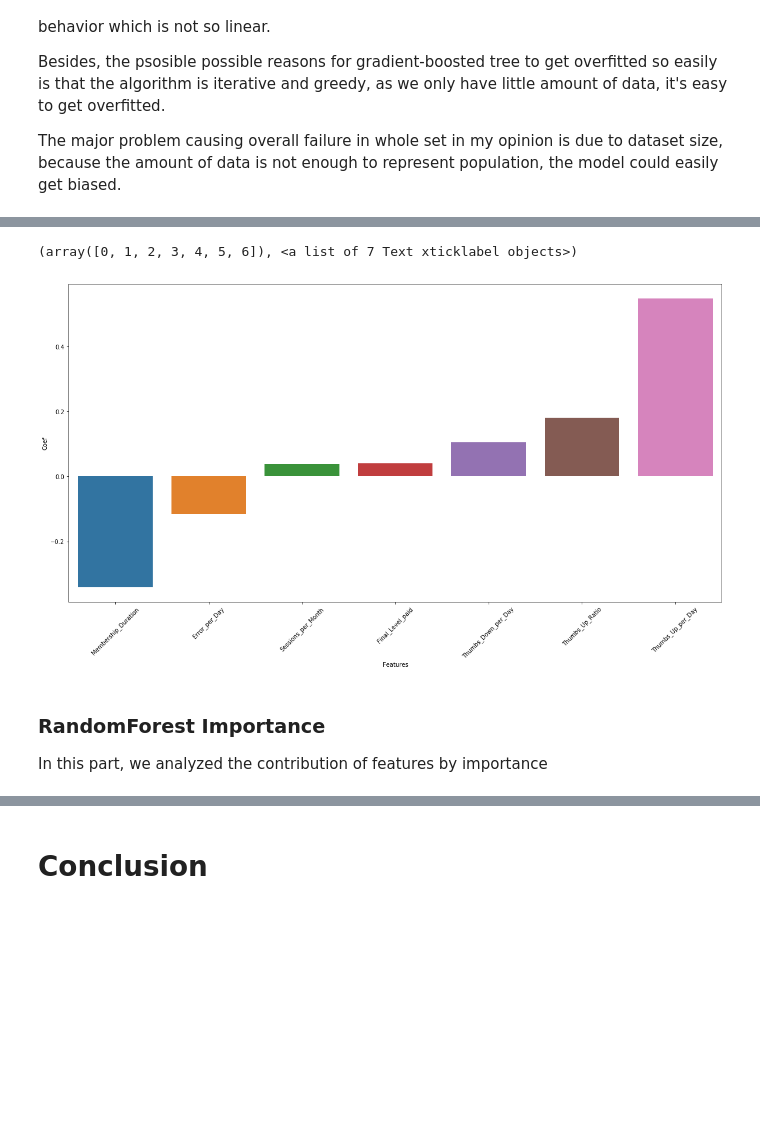
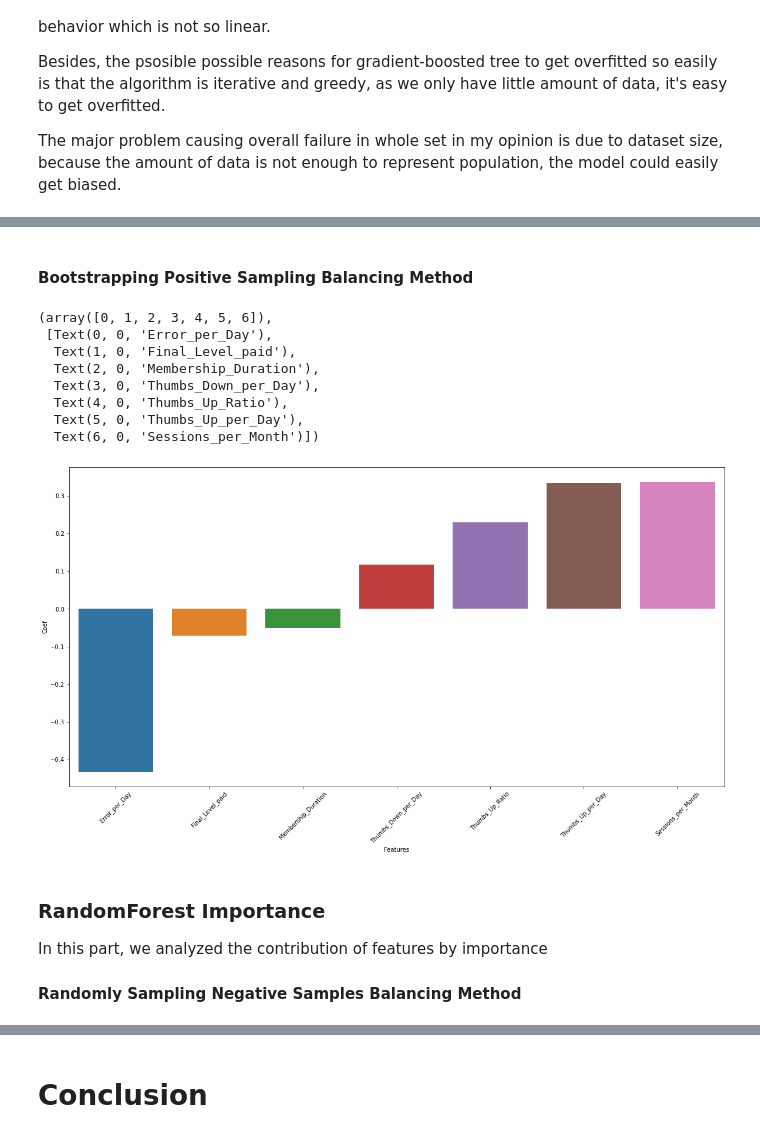
Before and after one commit to BurgerWu/Sparkify-Project, a Jupyter notebook: Sparkify.ipynb, the cells around one changed output, grey strips where cells are left out. Cells and saved outputs as stored; diff of their text form; code cells hidden in the pictures; blank space fills up the shorter version.

Commit message:
Update notebook content
 - Add bootstrapping positive sample balancing method
- Update conclusion

```diff
--- a/Sparkify.ipynb
+++ b/Sparkify.ipynb
@@ -876,6 +886,6 @@ User_Feature_Dataframe.write.mode('overwrite').parquet('User_Feature_Dataframe_M
 # %%
 #Reload dataframe
-User_Feature_Dataframe = spark.read.parquet('User_Feature_Dataframe_Medium2.parquet')
+User_Feature_Dataframe = spark.read.parquet('User_Feature_Dataframe_Medium.parquet')
 # %% [markdown]
 # Modeling
 Split the full dataset into train, test, and validation sets. Test out several of the machine learning methods you learned. Evaluate the accuracy of the various models, tuning parameters as necessary. Determine your winning model based on test accuracy and report results on the validation set. Since the churned users are a fairly small subset, I suggest using F1 score as the metric to optimize.
@@ -916,3 +926,3 @@ ml_data.write.mode('overwrite').parquet('ml_data_medium2.parquet')
 # %%
 #Reload the parquet file
-ml_data = spark.read.parquet('ml_data_medium2.parquet')
+ml_data = spark.read.parquet('ml_data_medium.parquet')
@@ -1060,0 +1009,4 @@ def random_sampling(pos_df, num_of_sampling):
+# %%
+balanced_dataset_pos = create_balanced_table(ml_data, 1, add = 'positive')
+training_pos, test_pos = balanced_dataset_pos.randomSplit([0.7, 0.3], seed = 6)
+balanced_dataset_pos.groupBy('label').count().show()
@@ -1097,2 +1042,18 @@ lrModel = crossval_lr.fit(training_balanced)
+# %%
+#Create logistic regression instance
+lr_pos = LogisticRegression()
+
+#Define paramGrid and evaluator
+paramGrid_lr_pos = ParamGridBuilder().addGrid(lr_pos.regParam, [0, 0.1]).build()
+evaluator_lr_pos = BinaryClassificationEvaluator()
+
+#Create 4-fold crossvalidator instance
+crossval_lr_pos = CrossValidator(estimator = lr_pos,
+                          estimatorParamMaps = paramGrid_lr_pos,
+                          evaluator = evaluator_lr_pos,
+                          numFolds = 8)
+
+#Fit the crossvalidator instance to training data
+lrModel_pos = crossval_lr_pos.fit(training_pos)
 # %%
 #Save the model for later use
@@ -1205,14 +1293,24 @@ In this part, we analyzed  the contribution of features by coefficient
+# %% [markdown]
+#### Bootstrapping Positive Sampling Balancing Method
 # %%
-#Retrieve coefficient information from LR Model
-LR_Coef = lrModel.bestModel.coefficients
-LR_Coef_Table = pd.DataFrame({"Features": feature_columns, "Coef":LR_Coef})
-LR_Coef_Table.sort_index(by = 'Coef', inplace = True)
+#Retrieve coefficient information from LR Model using Bootstrapping Positive Sampling Balancing Method
+LR_Coef_pos = lrModel_pos.bestModel.coefficients
+LR_Coef_Table_pos = pd.DataFrame({"Features": feature_columns, "Coef":LR_Coef_pos})
+LR_Coef_Table_pos.sort_values(by = 'Coef', inplace = True)
 plt.figure(figsize = [20,10])
-sb.barplot(x = 'Features', y = 'Coef', data = LR_Coef_Table)
+sb.barplot(x = 'Features', y = 'Coef', data = LR_Coef_Table_pos)
 plt.xticks(rotation = 45)
 # %% [output]
-(array([0, 1, 2, 3, 4, 5, 6]), <a list of 7 Text xticklabel objects>)
+(array([0, 1, 2, 3, 4, 5, 6]),
+ [Text(0, 0, 'Error_per_Day'),
+  Text(1, 0, 'Final_Level_paid'),
+  Text(2, 0, 'Membership_Duration'),
+  Text(3, 0, 'Thumbs_Down_per_Day'),
+  Text(4, 0, 'Thumbs_Up_Ratio'),
+  Text(5, 0, 'Thumbs_Up_per_Day'),
+  Text(6, 0, 'Sessions_per_Month')])
-[figure, old version]
+[figure, new version]
 # %% [markdown]
 ### RandomForest Importance
 In this part, we analyzed the contribution of features by importance
+#### Randomly Sampling Negative Samples Balancing Method
```
Also changed, not shown: parts of 73 cells of this notebook, 1 other file.
